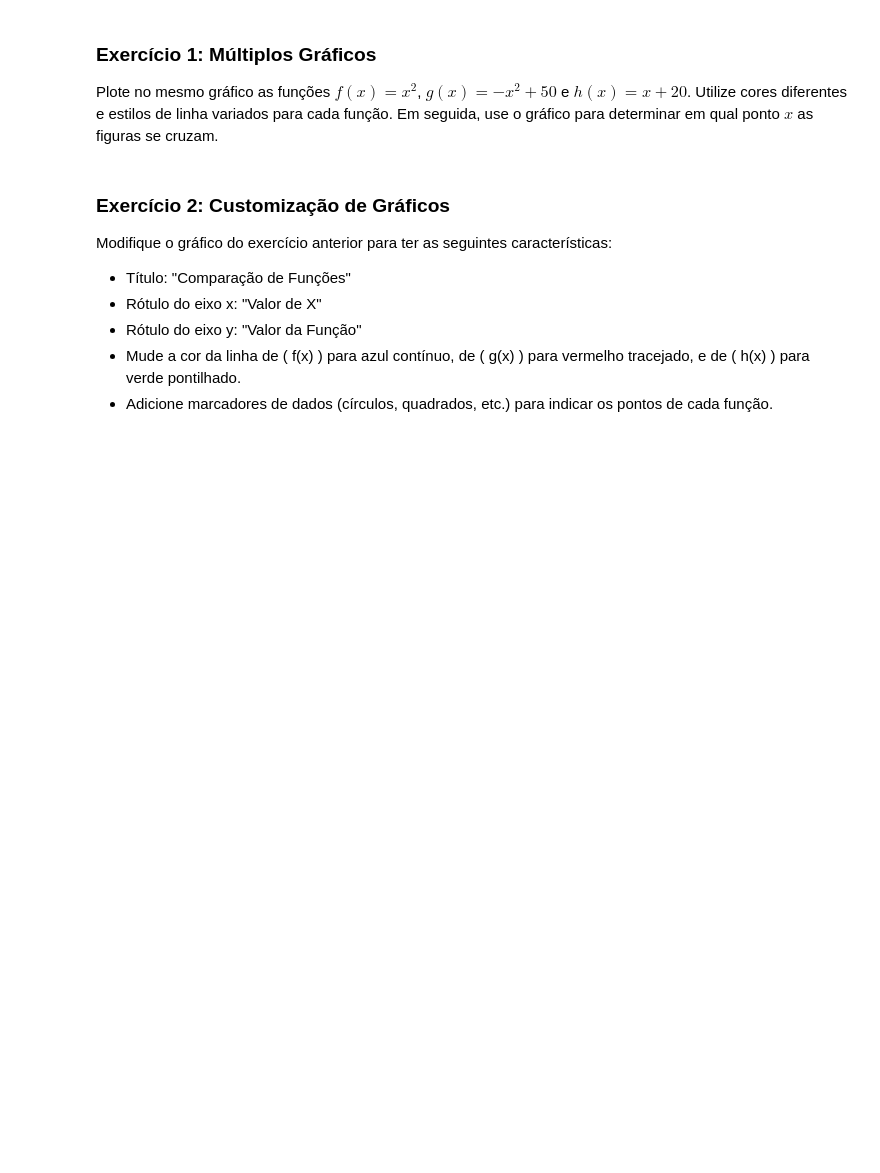
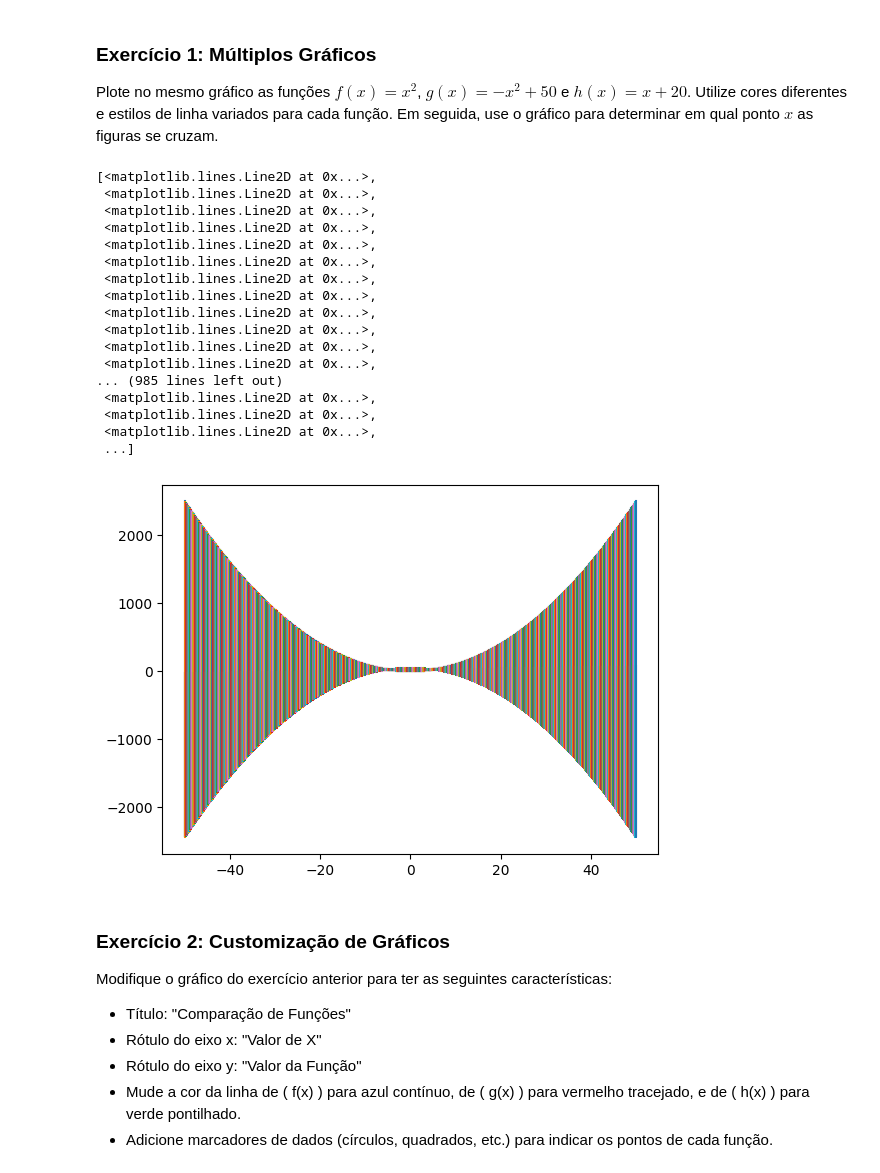
Before and after one commit to mahzze/Solucoes-notebooks-bcc, a Jupyter notebook: atividades/Atividade_2_Gráficos.ipynb, the cells around one changed output. Cells and saved outputs as stored; diff of their text form; code cells hidden in the pictures; blank space fills up the shorter version.

```diff
--- a/atividades/Atividade_2_Gráficos.ipynb
+++ b/atividades/Atividade_2_Gráficos.ipynb
@@ -6,6 +6,35 @@
 ### Exercício 1: Múltiplos Gráficos
 
 Plote no mesmo gráfico as funções $ f(x) = x^2 $, $ g(x) = -x^2 + 50$ e $ h(x) = x + 20 $. Utilize cores diferentes e estilos de linha variados para cada função. Em seguida, use o gráfico para determinar em qual ponto $x$ as figuras se cruzam.
+# %%
+# ARRUMA ESSA MERDA
+
+import numpy as np
+import matplotlib.pyplot as plt
+x = np.arange(-50, 50.1, 0.1)
+f=x**2
+g=(-x**2+50)
+h=x+20
+plt.plot([x,x,x],[f,g,h])
+# %% [output]
+[<matplotlib.lines.Line2D at 0x...>,
+ <matplotlib.lines.Line2D at 0x...>,
+ <matplotlib.lines.Line2D at 0x...>,
+ <matplotlib.lines.Line2D at 0x...>,
+ <matplotlib.lines.Line2D at 0x...>,
+ <matplotlib.lines.Line2D at 0x...>,
+ <matplotlib.lines.Line2D at 0x...>,
+ <matplotlib.lines.Line2D at 0x...>,
+ <matplotlib.lines.Line2D at 0x...>,
+ <matplotlib.lines.Line2D at 0x...>,
+ <matplotlib.lines.Line2D at 0x...>,
+ <matplotlib.lines.Line2D at 0x...>,
+... (985 lines left out)
+ <matplotlib.lines.Line2D at 0x...>,
+ <matplotlib.lines.Line2D at 0x...>,
+ <matplotlib.lines.Line2D at 0x...>,
+ ...]
+[figure, added]
 # %% [markdown]
 ### Exercício 2: Customização de Gráficos
 Modifique o gráfico do exercício anterior para ter as seguintes características:
```
Also changed, not shown: parts of 4 cells of this notebook.
